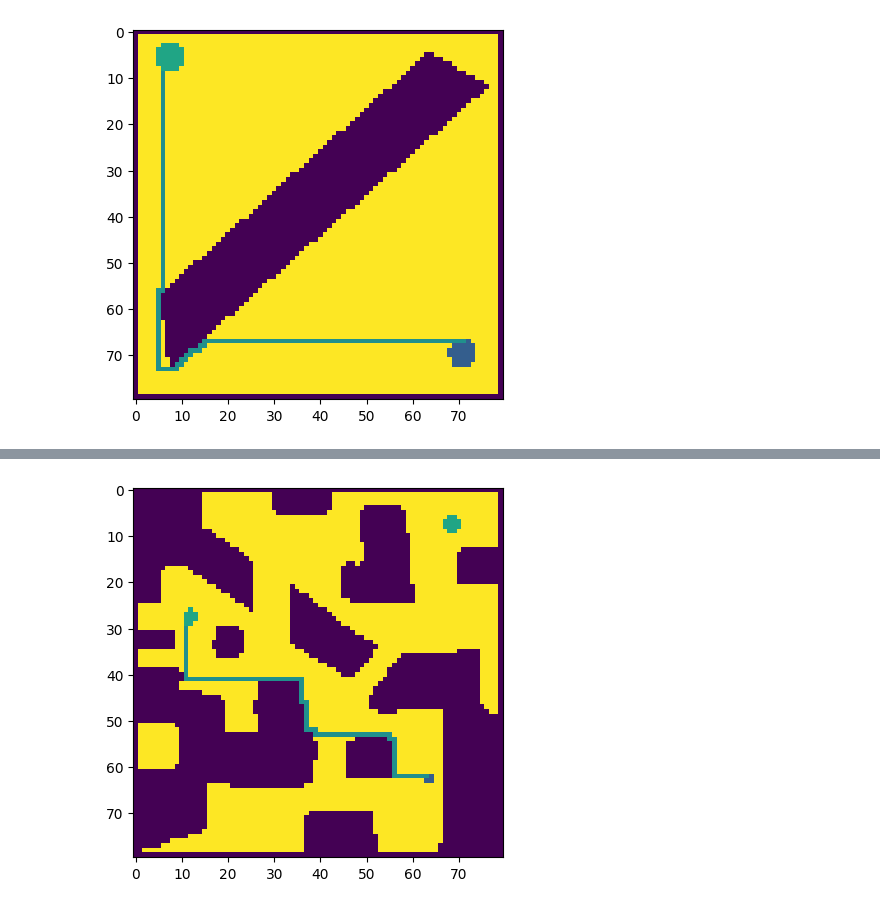
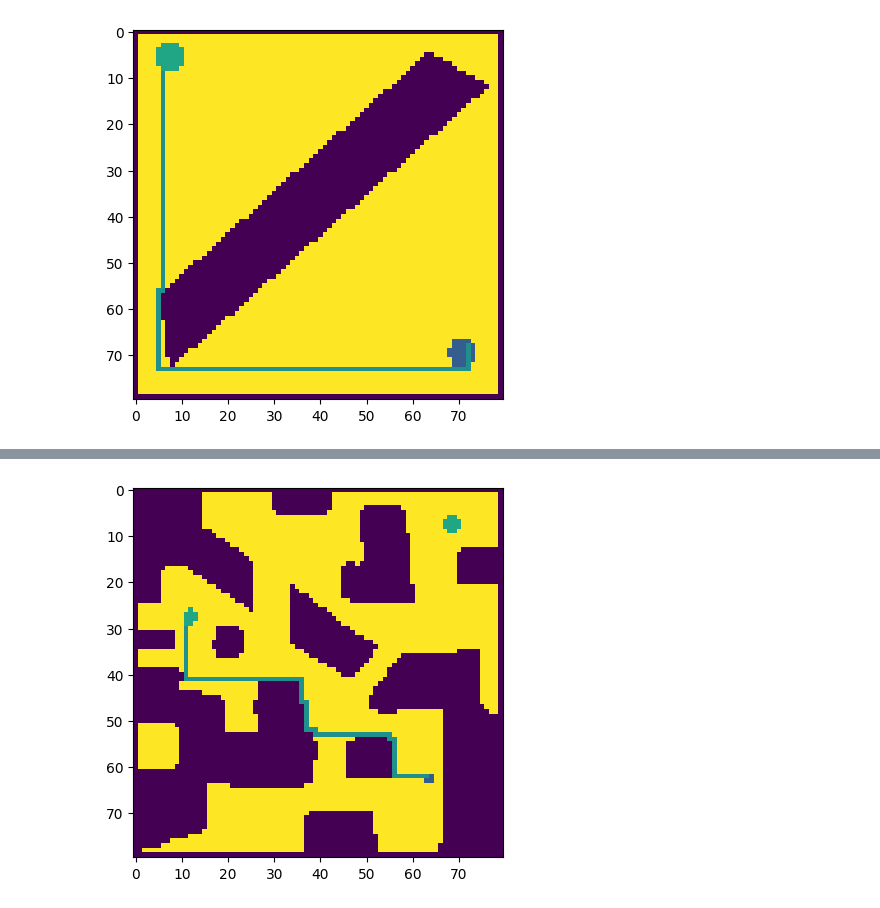
Before and after one commit to AndresQuinto5/IA_LAB5, a Jupyter notebook: IA_LAB5.ipynb, the cells around one changed output, grey strips where cells are left out. Saved outputs shown, nothing was run; the diff lists cells and outputs as text; code cells hidden in the pictures.

```diff
--- a/IA_LAB5.ipynb
+++ b/IA_LAB5.ipynb
@@ -65,6 +76,16 @@ class Readbmp(object):
             self.matrix[i][self.fraction - 1] = border_color
 
     def discretization(self):
+        """
+        Discretizes the image into blocks and determines whether each block represents a path or an obstacle.
+
+        This method divides the image into smaller blocks based on the specified fraction. It then analyzes each block
+        to determine if it contains a path or an obstacle. The analysis is based on color thresholds and the proportion
+        of pixels in the block that represent a path.
+
+        Returns:
+            None
+        """
         step_size_x = self.height // self.fraction
         step_size_y = self.width // self.fraction
 
@@ -365,8 +386,8 @@ class Readbmp(object):
     # Use this method to call A* with different heuristics
     def find_path_a_star(self):
         # You can switch between heuristics by changing the function passed to a_star_search
-        path = self.a_star_search(self.manhattan_distance)
-        # path = self.a_star_search(self.euclidean_distance)
+        # path = self.a_star_search(self.manhattan_distance)
+        path = self.a_star_search(self.euclidean_distance)
 
         if path:
             self.paint_path(path, (128, 128, 128))  # Paint path with gray color
@@ -444,23 +465,23 @@ class Writebmp(object):
 # %%
 reader = Readbmp("content/Test0.bmp")
 writer = Writebmp()
 #implement the path coloring
 
 # reader.find_and_paint_path_bfs()
 # writer.writebmp("results/bfs_0_image.bmp", reader.fraction, reader.fraction, reader.matrix)
 
 # reader.find_and_paint_path_dfs()
 # writer.writebmp("results/dfs_0_image.bmp", reader.fraction, reader.fraction, reader.matrix)
 
 reader.find_path_a_star()
-writer.writebmp("results/A_Star_0_manhattan_image.bmp", reader.fraction, reader.fraction, reader.matrix)
+writer.writebmp("results/A_Star_0_image.bmp", reader.fraction, reader.fraction, reader.matrix)
 
-img= Image.open('results/A_Star_0_manhattan_image.bmp')
+img= Image.open('results/A_Star_0_image.bmp')
 result0 = img.convert(mode="L")
 plt.imshow(result0)
 plt.show()
 # %% [output]
-[figure, old version]
+[figure, new version]
 # %% [markdown]
 ![Test0](content/Test0.bmp)
 # %%
```
Also changed, not shown: parts of 3 cells of this notebook, 4 other files.
